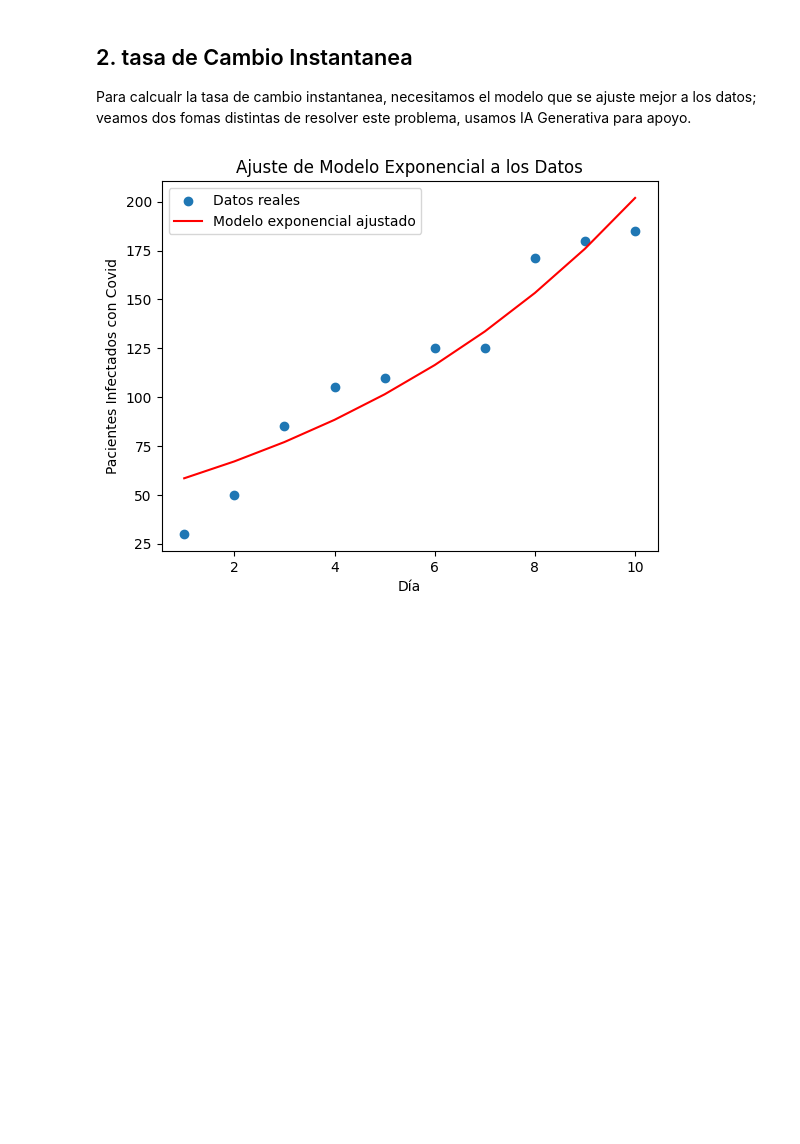
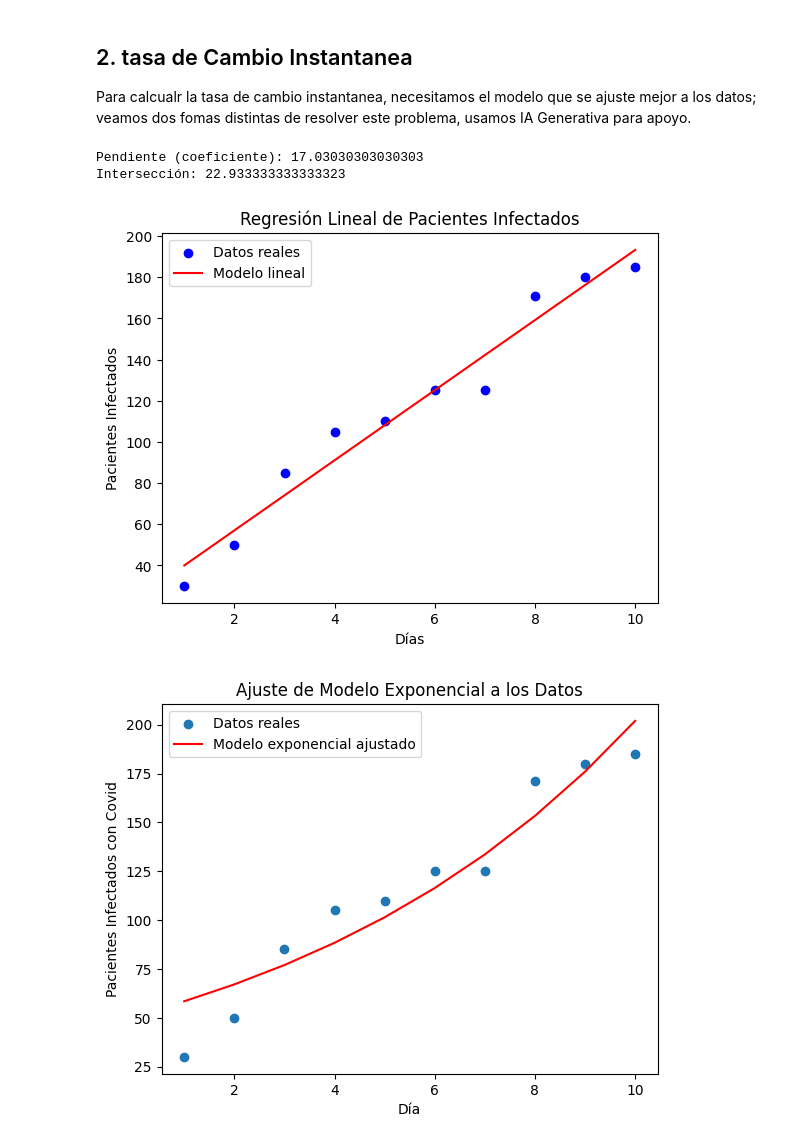
Before and after one commit to YasminGarcia1210/MAT_APLICADAS03, a Jupyter notebook: CUADERNO_DE_RAZÓN_DE_CAMBIO_Y_MODELOS_.ipynb, the cells around one changed output. Saved outputs shown, nothing was run; the diff lists cells and outputs as text; code cells hidden in the pictures; blank space fills up the shorter version.

```diff
--- a/CUADERNO_DE_RAZÓN_DE_CAMBIO_Y_MODELOS_.ipynb
+++ b/CUADERNO_DE_RAZÓN_DE_CAMBIO_Y_MODELOS_.ipynb
@@ -105,6 +105,46 @@ Suponga que tenemos los registros de 10 días de pacientes infectados con Covid
 ## 2. tasa de Cambio Instantanea
 
 Para calcualr la tasa de cambio instantanea, necesitamos el modelo que se ajuste mejor a los datos; veamos dos fomas distintas de resolver este problema, usamos IA Generativa para apoyo.
+# %%
+import numpy as np
+import matplotlib.pyplot as plt
+from sklearn.linear_model import LinearRegression
+
+# Datos
+dias = np.array([1, 2, 3, 4, 5, 6, 7, 8, 9, 10])
+pacientes_infectados = np.array([30, 50, 85, 105, 110, 125, 125, 171, 180, 185])
+
+# Reshape de los datos para sklearn
+dias = dias.reshape(-1, 1)  # Necesitamos un array 2D para sklearn
+
+# Crear el modelo de regresión lineal
+modelo = LinearRegression()
+
+# Entrenar el modelo
+modelo.fit(dias, pacientes_infectados)
+
+# Obtener la pendiente (coeficiente) y la intersección
+pendiente = modelo.coef_[0]
+interseccion = modelo.intercept_
+
+print(f'Pendiente (coeficiente): {pendiente}')
+print(f'Intersección: {interseccion}')
+
+# Predecir valores
+pacientes_infectados_pred = modelo.predict(dias)
+
+# Visualización de los datos y la recta de regresión
+plt.scatter(dias, pacientes_infectados, color='blue', label='Datos reales')
+plt.plot(dias, pacientes_infectados_pred, color='red', label='Modelo lineal')
+plt.xlabel('Días')
+plt.ylabel('Pacientes Infectados')
+plt.title('Regresión Lineal de Pacientes Infectados')
+plt.legend()
+plt.show()
+# %% [output]
+Pendiente (coeficiente): 17.03030303030303
+Intersección: 22.933333333333323
+[figure, added]
 # %%
 import numpy as np
 from scipy.optimize import curve_fit
```
Also changed, not shown: parts of 2 cells of this notebook.
